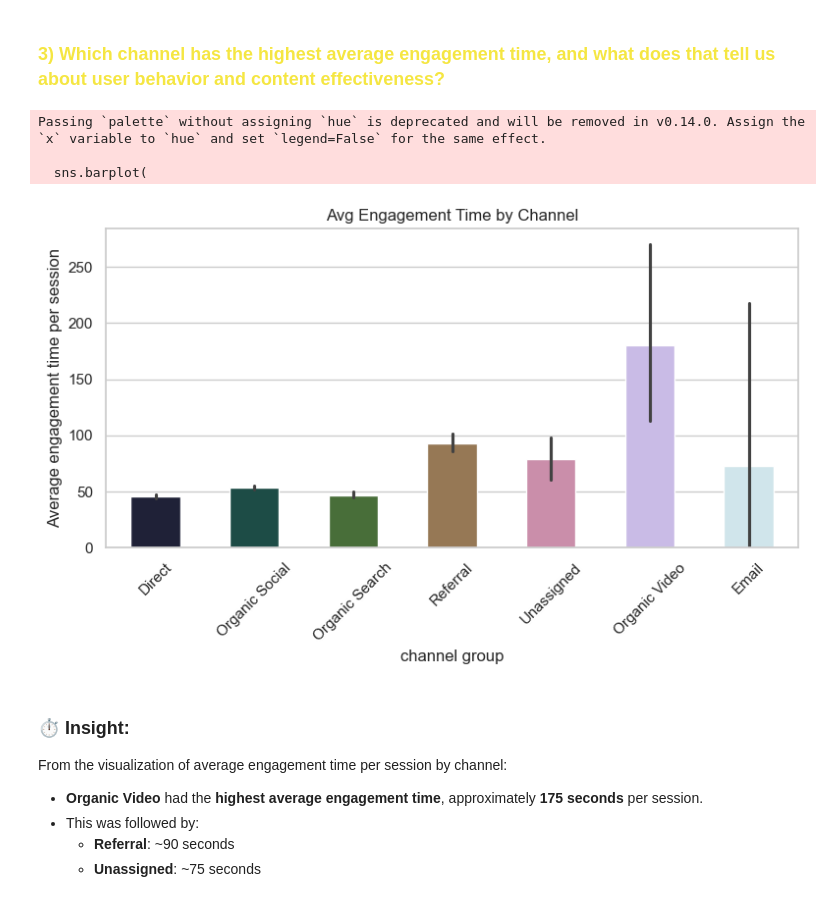
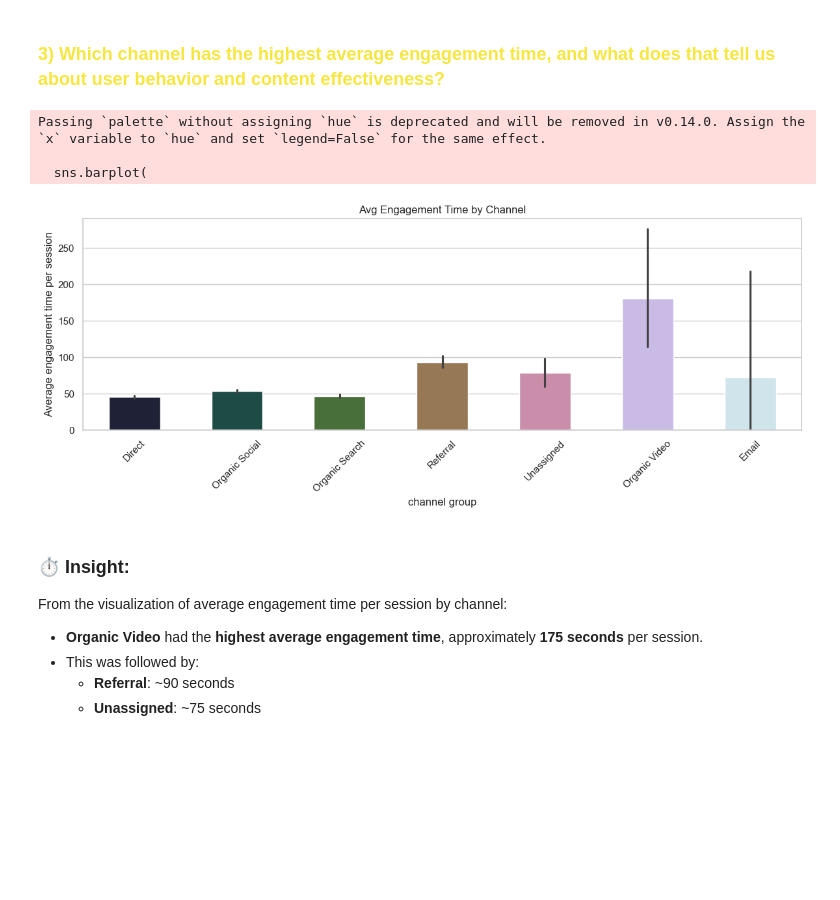
Before and after one commit to Priti115/WebsiteTrafficandEngagementAnalysis, a Jupyter notebook: website analysis.ipynb, the cells around one changed output. Drawn from its saved outputs; the diff is of its cells as text; code cells hidden in the pictures; blank space fills up the shorter version.

```diff
--- a/website analysis.ipynb
+++ b/website analysis.ipynb
@@ -213,24 +218,24 @@ df.head()
 # %% [markdown]
 <h3 style="color:#f5e642">3) Which channel has the highest average engagement time, and what does that tell us about user behavior and content effectiveness?</h3>
 # %%
-plt.figure(figsize=(8, 5))
+plt.figure(figsize=(12, 5))
 sns.barplot(
     x="channel group",
     y="Average engagement time per session",
     data=df,
     estimator = np.mean,
     palette="cubehelix",
     width=0.5
 )
 plt.title("Avg Engagement Time by Channel")
 plt.xticks(rotation=45) #We use plt.xticks(rotation=45) when the x-axis labels are long, so that they don’t overlap and the graph remains readable.
 plt.tight_layout()  # Optional: to prevent label cutoff
 plt.show()
 # %% [output]
 Passing `palette` without assigning `hue` is deprecated and will be removed in v0.14.0. Assign the `x` variable to `hue` and set `legend=False` for the same effect.
 
   sns.barplot(
-[figure, old version]
+[figure, new version]
 # %% [markdown]
 ### ⏱️ Insight:
 From the visualization of average engagement time per session by channel:
```
Also changed, not shown: parts of 13 cells of this notebook, 4 other files.
